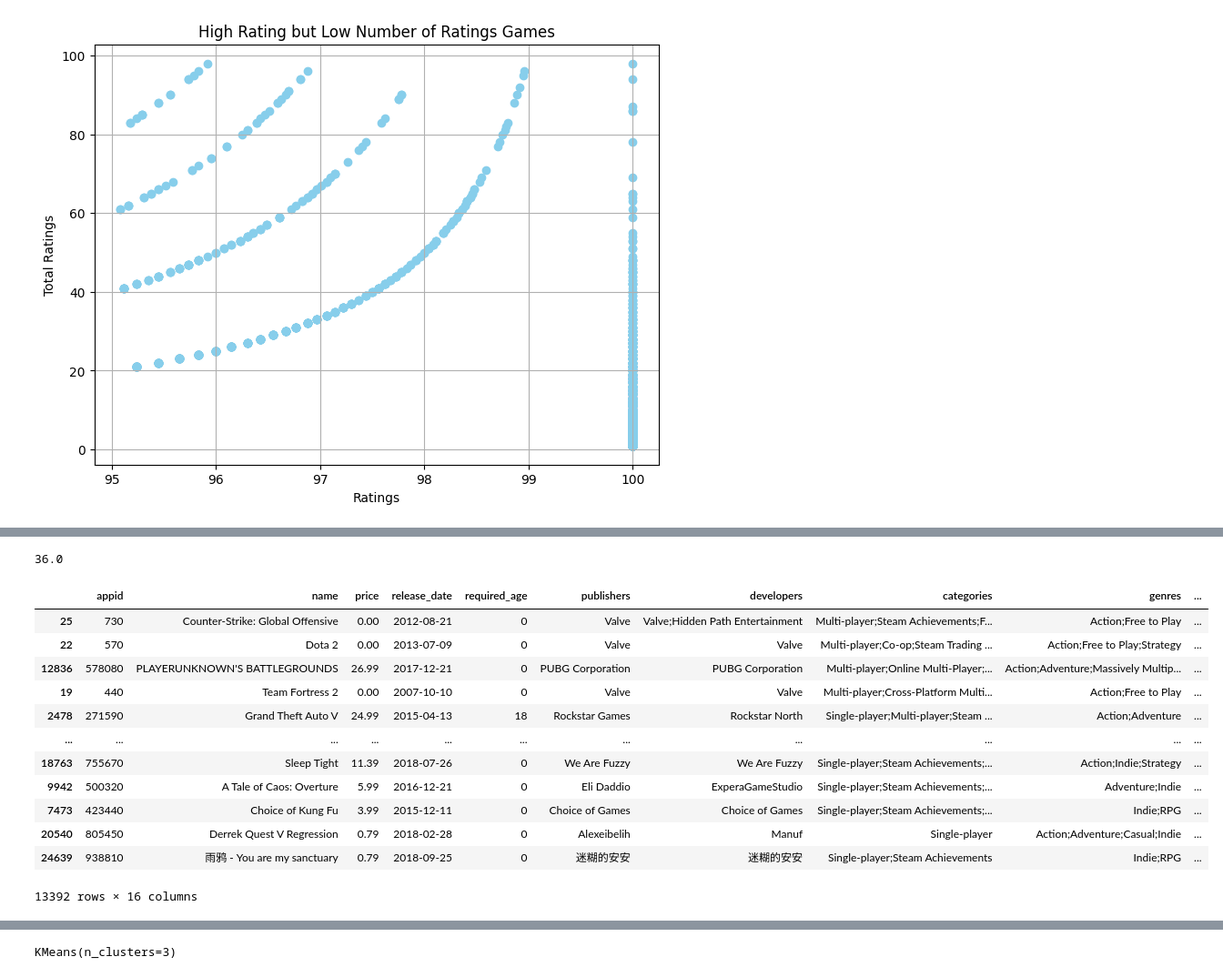
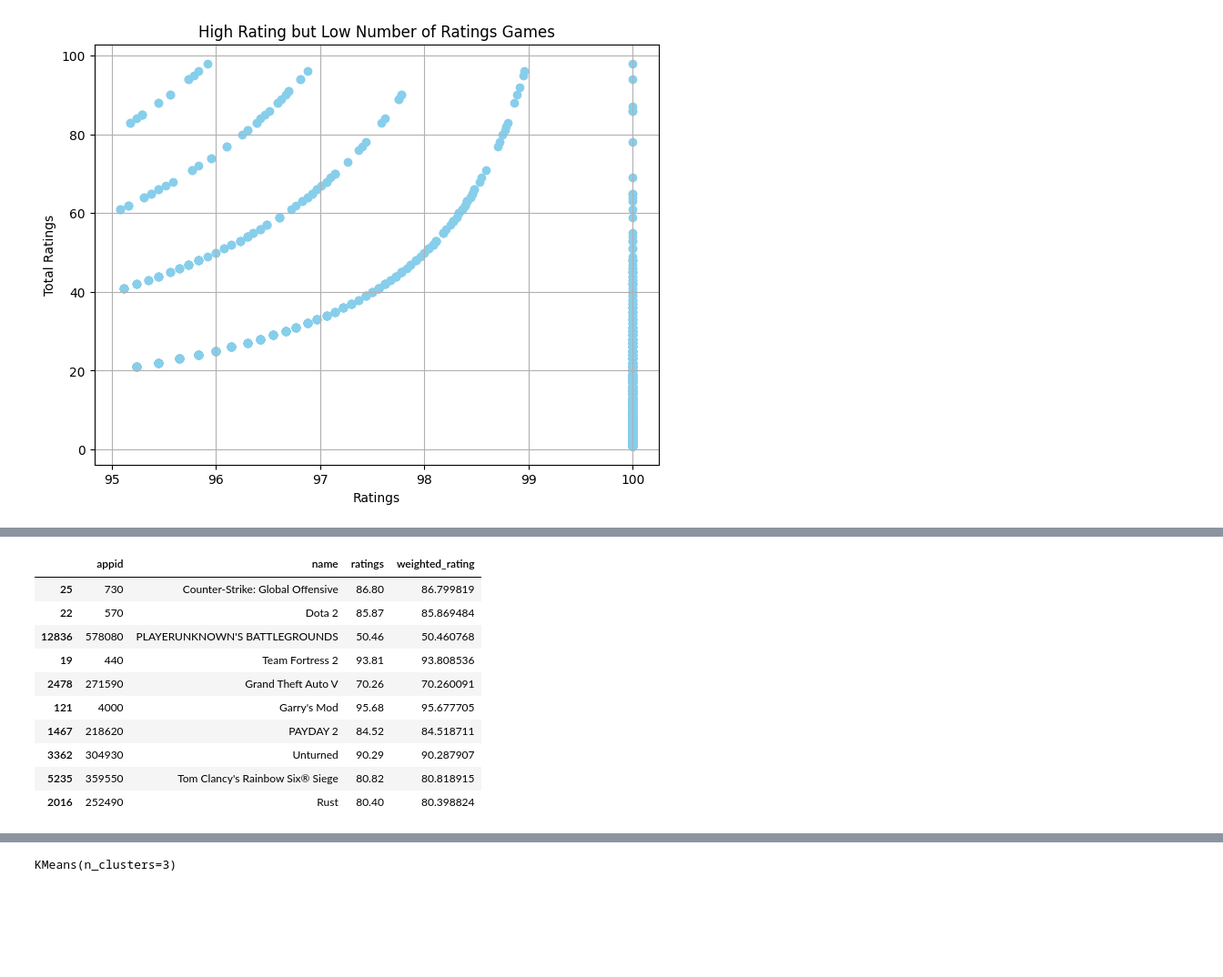
Before and after one commit to MoetazMohamed/Soen471Team30, a Jupyter notebook: soen471Project.ipynb, the cells around one changed output, grey strips where cells are left out. Shown: that part at 91% size. Saved outputs shown, nothing was run; the diff lists cells and outputs as text; code cells hidden in the pictures; blank space fills up the shorter version.

```diff
--- a/soen471Project.ipynb
+++ b/soen471Project.ipynb
@@ -152,30 +162,27 @@ plt.show()
 # %%
-# Step 1: Determine the minimum number of ratings required to be listed, using the 50th percen|tile as a threshold
+# Determine the minimum number of ratings required to be listed, using the 50th percentile as a threshold
 m = data['totalRatings'].quantile(0.50)
-print(m)
 
-# Step 2: Calculate C, the mean rating across all games
+# Calculate C, the mean rating across all games
 C = data['ratings'].mean()
 
 # Apply the weighted rating formula
 data['weighted_rating'] = (data['totalRatings'] / (data['totalRatings'] + m) * data['ratings']) + (m / (data['totalRatings'] + m) * C)
 
 # Display the first few rows to verify the calculation
 data[['name', 'ratings', 'totalRatings', 'weighted_rating']]
-sorted  = data.sort_values(by=['totalRatings'], ascending=False)
-sorted[sorted['totalRatings']> 36]
+sorted = data.sort_values(by=['totalRatings'], ascending=False)
+new = sorted[sorted['totalRatings']> m]
+new[['appid', 'name','ratings', 'weighted_rating']].head(10)
 # %% [output]
-36.0
-|  | appid | name | price | release_date | required_age | publishers | developers | categories | genres | ... |
-| 25 | 730 | Counter-Strike: Global Offensive | 0.00 | 2012-08-21 | 0 | Valve | Valve;Hidden Path Entertainment | Multi-player;Steam Achievements;F... | Action;Free to Play | ... |
-| 22 | 570 | Dota 2 | 0.00 | 2013-07-09 | 0 | Valve | Valve | Multi-player;Co-op;Steam Trading ... | Action;Free to Play;Strategy | ... |
-| 12836 | 578080 | PLAYERUNKNOWN'S BATTLEGROUNDS | 26.99 | 2017-12-21 | 0 | PUBG Corporation | PUBG Corporation | Multi-player;Online Multi-Player;... | Action;Adventure;Massively Multip... | ... |
-| 19 | 440 | Team Fortress 2 | 0.00 | 2007-10-10 | 0 | Valve | Valve | Multi-player;Cross-Platform Multi... | Action;Free to Play | ... |
-| 2478 | 271590 | Grand Theft Auto V | 24.99 | 2015-04-13 | 18 | Rockstar Games | Rockstar North | Single-player;Multi-player;Steam ... | Action;Adventure | ... |
-| ... | ... | ... | ... | ... | ... | ... | ... | ... | ... | ... |
-| 18763 | 755670 | Sleep Tight | 11.39 | 2018-07-26 | 0 | We Are Fuzzy | We Are Fuzzy | Single-player;Steam Achievements;... | Action;Indie;Strategy | ... |
-| 9942 | 500320 | A Tale of Caos: Overture | 5.99 | 2016-12-21 | 0 | Eli Daddio | ExperaGameStudio | Single-player;Steam Achievements;... | Adventure;Indie | ... |
-| 7473 | 423440 | Choice of Kung Fu | 3.99 | 2015-12-11 | 0 | Choice of Games | Choice of Games | Single-player;Steam Achievements;... | Indie;RPG | ... |
-| 20540 | 805450 | Derrek Quest V Regression | 0.79 | 2018-02-28 | 0 | Alexeibelih | Manuf | Single-player | Action;Adventure;Casual;Indie | ... |
-| 24639 | 938810 | 雨鸦 - You are my sanctuary | 0.79 | 2018-09-25 | 0 | 迷糊的安安 | 迷糊的安安 | Single-player;Steam Achievements | Indie;RPG | ... |
+|  | appid | name | ratings | weighted_rating |
+| 25 | 730 | Counter-Strike: Global Offensive | 86.80 | 86.799819 |
+| 22 | 570 | Dota 2 | 85.87 | 85.869484 |
+| 12836 | 578080 | PLAYERUNKNOWN'S BATTLEGROUNDS | 50.46 | 50.460768 |
+| 19 | 440 | Team Fortress 2 | 93.81 | 93.808536 |
+| 2478 | 271590 | Grand Theft Auto V | 70.26 | 70.260091 |
+| 121 | 4000 | Garry's Mod | 95.68 | 95.677705 |
+| 1467 | 218620 | PAYDAY 2 | 84.52 | 84.518711 |
+| 3362 | 304930 | Unturned | 90.29 | 90.287907 |
+| 5235 | 359550 | Tom Clancy's Rainbow Six® Siege | 80.82 | 80.818915 |
+| 2016 | 252490 | Rust | 80.40 | 80.398824 |
-13392 rows × 16 columns
```
Also changed, not shown: parts of 14 cells of this notebook.
